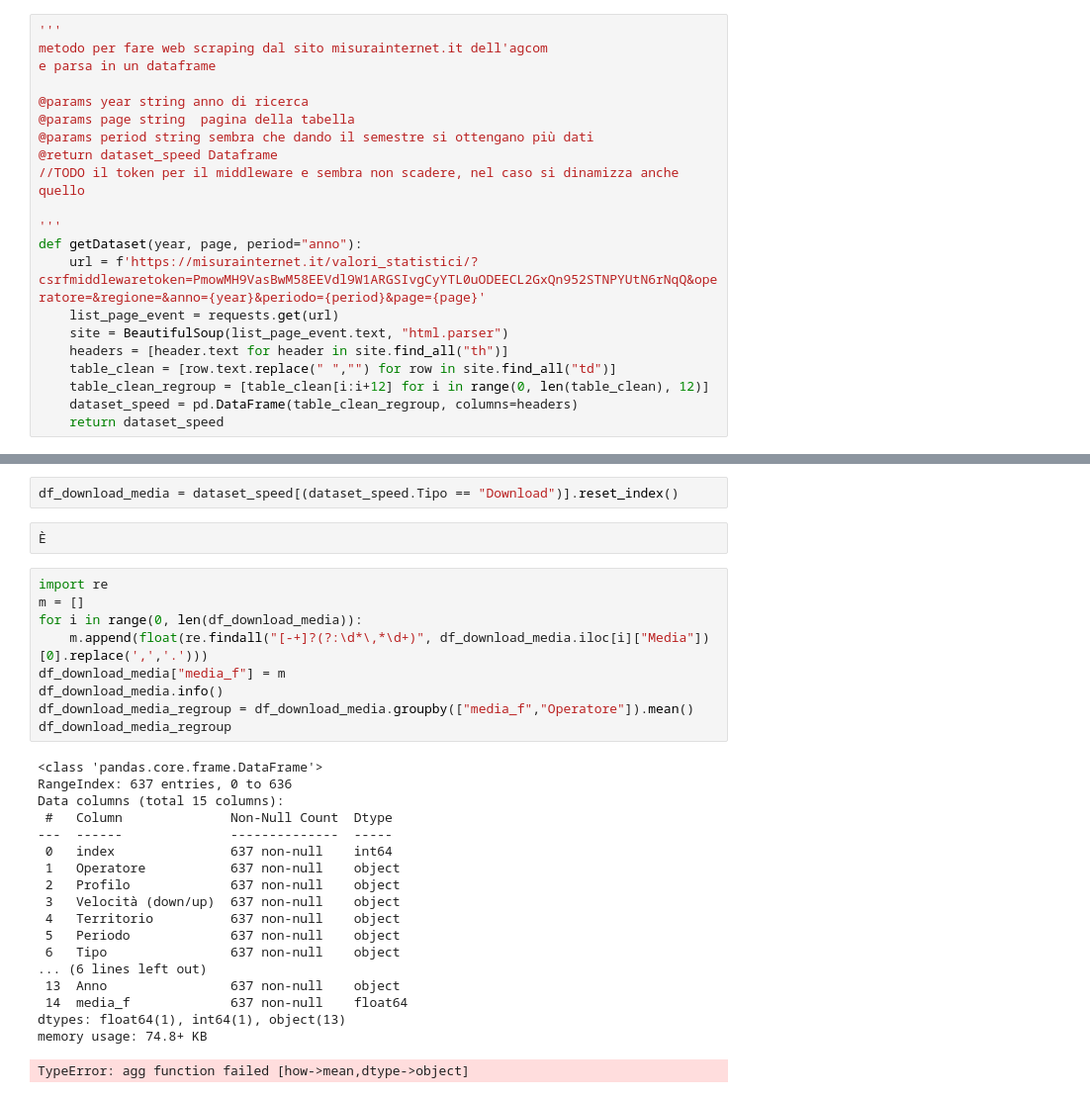
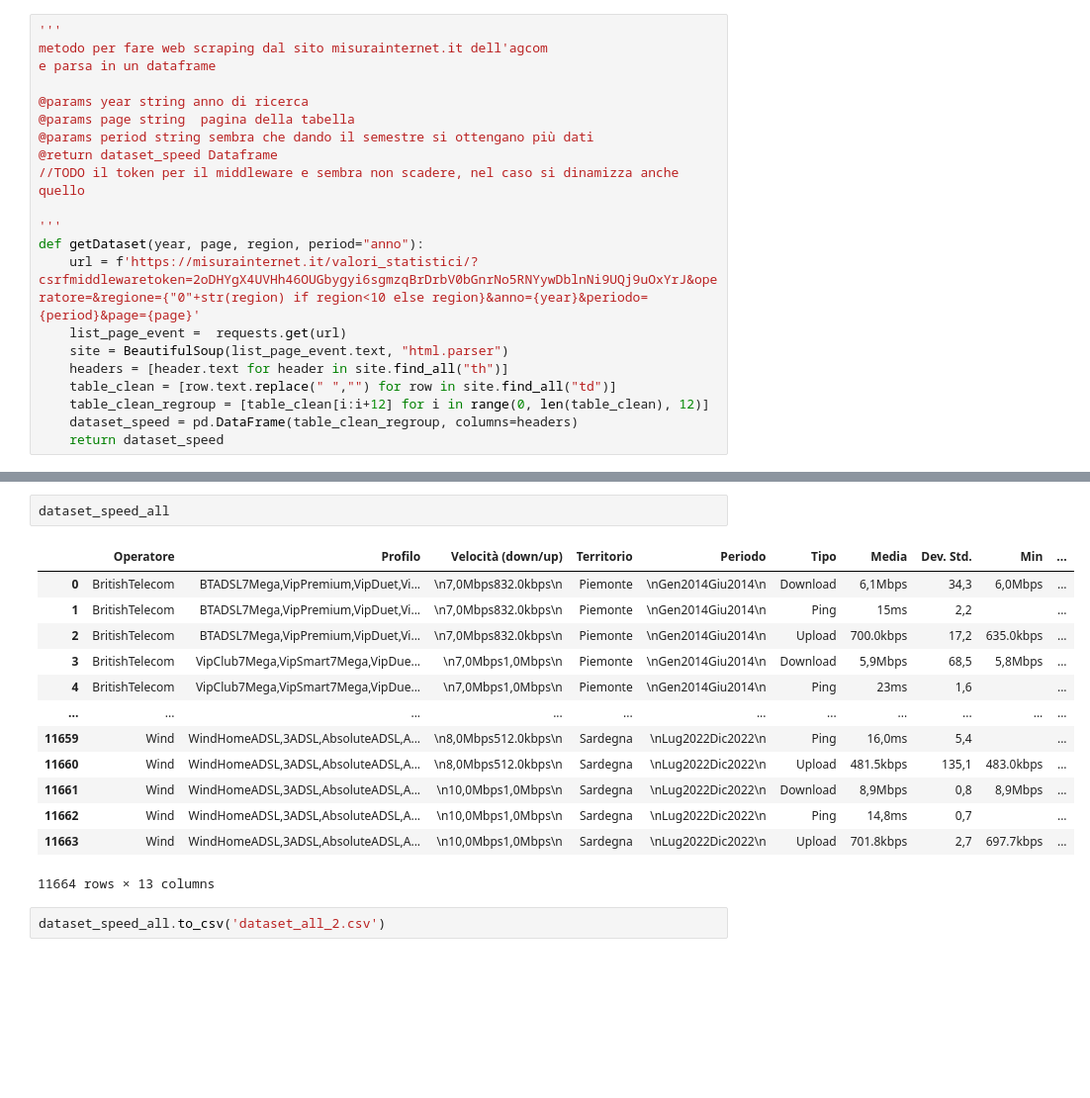
Before and after one commit to alemk96/bul_study, a Jupyter notebook: dati_velocità.ipynb, the cells around one changed output, grey strips where cells are left out. Shown: that part at 99% size. Drawn from its saved outputs; the diff is of its cells as text; blank space fills up the shorter version.

Commit message:
finally obtained speed dataset

```diff
--- a/dati_velocità.ipynb
+++ b/dati_velocità.ipynb
@@ -41,9 +43,9 @@ e parsa in un dataframe
 //TODO il token per il middleware e sembra non scadere, nel caso si dinamizza anche quello
 
 '''
-def getDataset(year, page, period="anno"):
-    url = f'https://misurainternet.it/valori_statistici/?csrfmiddlewaretoken=PmowMH9VasBwM58EEVdl9W1ARGSIvgCyYTL0uODEECL2GxQn952STNPYUtN6rNqQ&operatore=&regione=&anno={year}&periodo={period}&page={page}'
-    list_page_event = requests.get(url)
+def getDataset(year, page, region, period="anno"):
+    url = f'https://misurainternet.it/valori_statistici/?csrfmiddlewaretoken=2oDHYgX4UVHh46OUGbygyi6sgmzqBrDrbV0bGnrNo5RNYywDblnNi9UQj9uOxYrJ&operatore=&regione={"0"+str(region) if region<10 else region}&anno={year}&periodo={period}&page={page}'
+    list_page_event =  requests.get(url)
     site = BeautifulSoup(list_page_event.text, "html.parser")
     headers = [header.text for header in site.find_all("th")]
     table_clean = [row.text.replace(" ","") for row in site.find_all("td")]
@@ -87,32 +101,18 @@ dataset_speed
-# %%
-df_download_media = dataset_speed[(dataset_speed.Tipo == "Download")].reset_index()
-# %%
-È
-# %%
-import re
-m = []
-for i in range(0, len(df_download_media)):
-    m.append(float(re.findall("[-+]?(?:\d*\,*\d+)", df_download_media.iloc[i]["Media"])[0].replace(',','.')))
-df_download_media["media_f"] = m
-df_download_media.info()
-df_download_media_regroup = df_download_media.groupby(["media_f","Operatore"]).mean()
-df_download_media_regroup
-# %% [output]
-<class 'pandas.core.frame.DataFrame'>
-RangeIndex: 637 entries, 0 to 636
-Data columns (total 15 columns):
- #   Column              Non-Null Count  Dtype
----  ------              --------------  -----
- 0   index               637 non-null    int64
- 1   Operatore           637 non-null    object
- 2   Profilo             637 non-null    object
- 3   Velocità (down/up)  637 non-null    object
- 4   Territorio          637 non-null    object
- 5   Periodo             637 non-null    object
- 6   Tipo                637 non-null    object
-... (6 lines left out)
- 13  Anno                637 non-null    object
- 14  media_f             637 non-null    float64
-dtypes: float64(1), int64(1), object(13)
-memory usage: 74.8+ KB
-TypeError: agg function failed [how->mean,dtype->object]
+# %%
+dataset_speed_all
+# %% [output]
+|  | Operatore | Profilo | Velocità (down/up) | Territorio | Periodo | Tipo | Media | Dev. Std. | Min | ... |
+| 0 | BritishTelecom | BTADSL7Mega,VipPremium,VipDuet,Vi... | \n7,0Mbps832.0kbps\n | Piemonte | \nGen2014Giu2014\n | Download | 6,1Mbps | 34,3 | 6,0Mbps | ... |
+| 1 | BritishTelecom | BTADSL7Mega,VipPremium,VipDuet,Vi... | \n7,0Mbps832.0kbps\n | Piemonte | \nGen2014Giu2014\n | Ping | 15ms | 2,2 |  | ... |
+| 2 | BritishTelecom | BTADSL7Mega,VipPremium,VipDuet,Vi... | \n7,0Mbps832.0kbps\n | Piemonte | \nGen2014Giu2014\n | Upload | 700.0kbps | 17,2 | 635.0kbps | ... |
+| 3 | BritishTelecom | VipClub7Mega,VipSmart7Mega,VipDue... | \n7,0Mbps1,0Mbps\n | Piemonte | \nGen2014Giu2014\n | Download | 5,9Mbps | 68,5 | 5,8Mbps | ... |
+| 4 | BritishTelecom | VipClub7Mega,VipSmart7Mega,VipDue... | \n7,0Mbps1,0Mbps\n | Piemonte | \nGen2014Giu2014\n | Ping | 23ms | 1,6 |  | ... |
+| ... | ... | ... | ... | ... | ... | ... | ... | ... | ... | ... |
+| 11659 | Wind | WindHomeADSL,3ADSL,AbsoluteADSL,A... | \n8,0Mbps512.0kbps\n | Sardegna | \nLug2022Dic2022\n | Ping | 16,0ms | 5,4 |  | ... |
+| 11660 | Wind | WindHomeADSL,3ADSL,AbsoluteADSL,A... | \n8,0Mbps512.0kbps\n | Sardegna | \nLug2022Dic2022\n | Upload | 481.5kbps | 135,1 | 483.0kbps | ... |
+| 11661 | Wind | WindHomeADSL,3ADSL,AbsoluteADSL,A... | \n10,0Mbps1,0Mbps\n | Sardegna | \nLug2022Dic2022\n | Download | 8,9Mbps | 0,8 | 8,9Mbps | ... |
+| 11662 | Wind | WindHomeADSL,3ADSL,AbsoluteADSL,A... | \n10,0Mbps1,0Mbps\n | Sardegna | \nLug2022Dic2022\n | Ping | 14,8ms | 0,7 |  | ... |
+| 11663 | Wind | WindHomeADSL,3ADSL,AbsoluteADSL,A... | \n10,0Mbps1,0Mbps\n | Sardegna | \nLug2022Dic2022\n | Upload | 701.8kbps | 2,7 | 697.7kbps | ... |
+11664 rows × 13 columns
+# %%
+dataset_speed_all.to_csv('dataset_all_2.csv')
```
Also changed, not shown: parts of 6 cells of this notebook, 3 other files.
